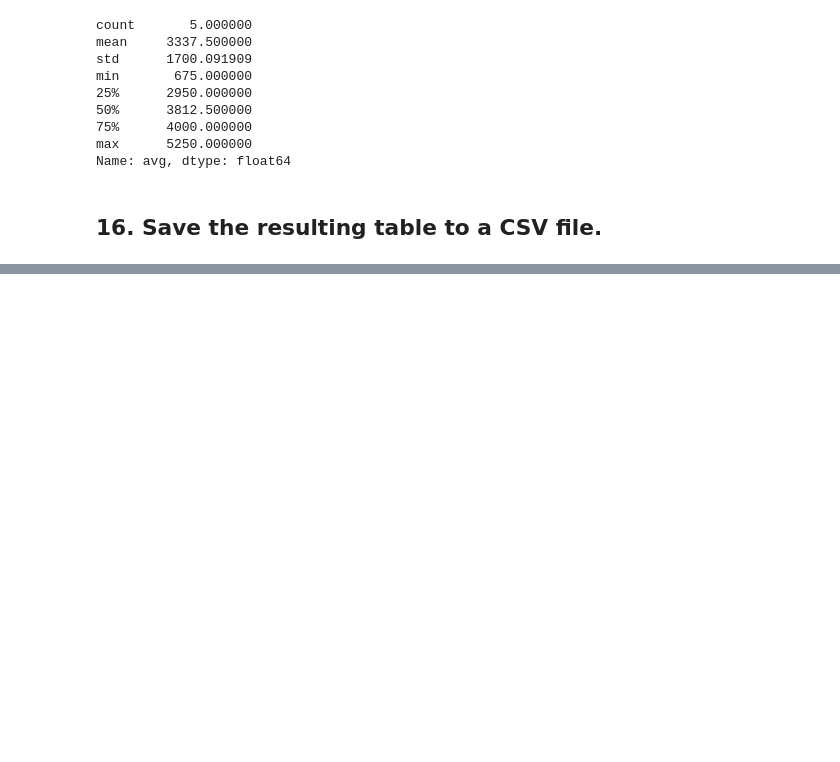
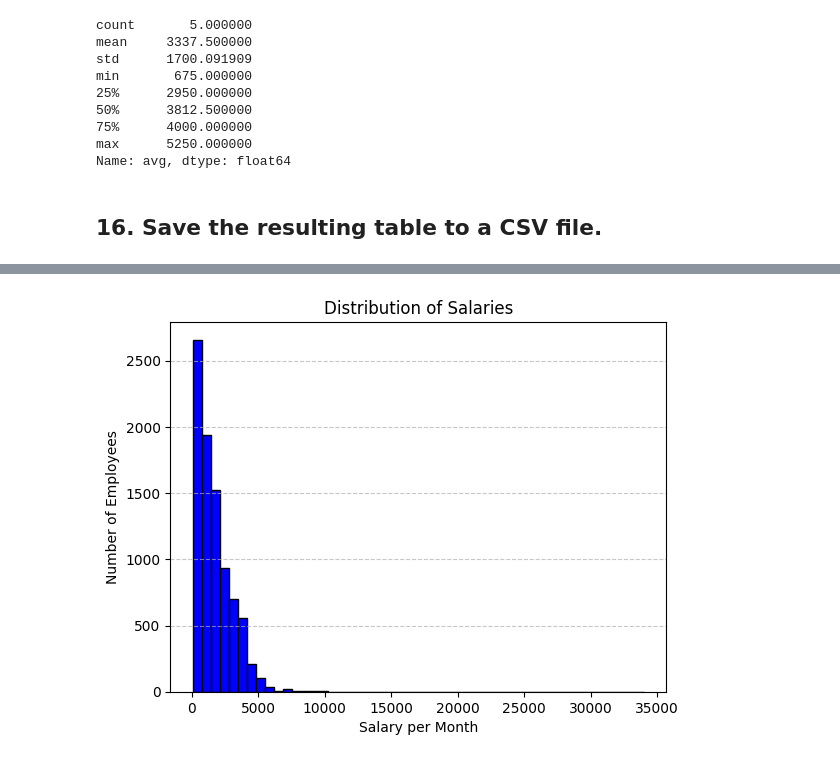
Before and after one commit to KamilGrundas/Data_science, a Jupyter notebook: homework_2/part_2/Hw2.2.ipynb, the cells around one changed output, grey strips where cells are left out. Drawn from its saved outputs; the diff is of its cells as text; code cells hidden in the pictures; blank space fills up the shorter version.

```diff
--- a/homework_2/part_2/Hw2.2.ipynb
+++ b/homework_2/part_2/Hw2.2.ipynb
@@ -190,0 +206,9 @@ grouped_data.to_csv("grouped_data.csv")
+# %%
+plt.hist(graph_data['Salary/month'], bins=50, color='blue', edgecolor='black')
+plt.title('Distribution of Salaries')
+plt.xlabel('Salary per Month')
+plt.ylabel('Number of Employees')
+plt.grid(axis='y', linestyle='--', alpha=0.7)
+plt.show()
+# %% [output]
+[figure, added]
```
Also changed, not shown: parts of 5 cells of this notebook, 1 other file.
